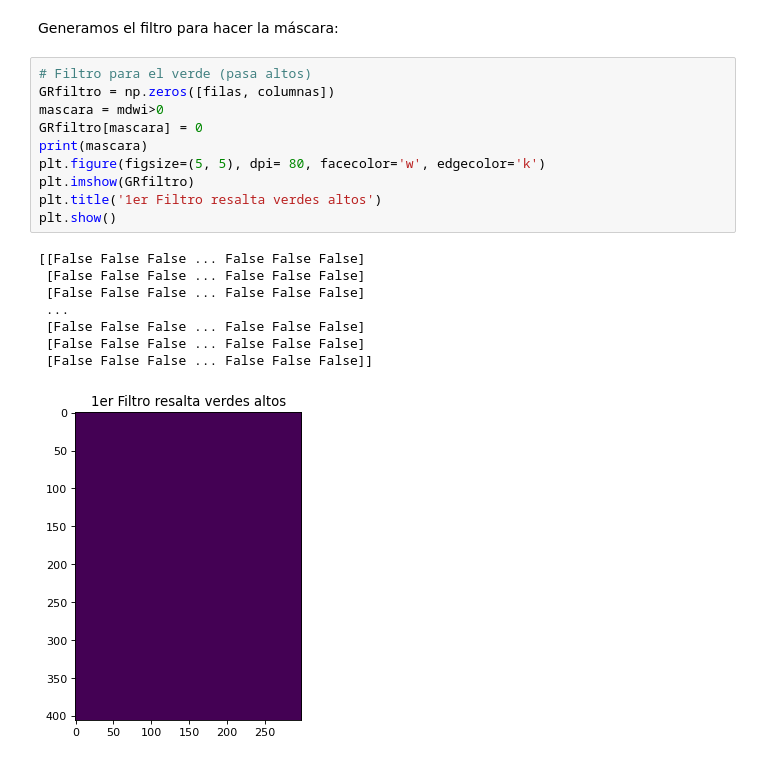
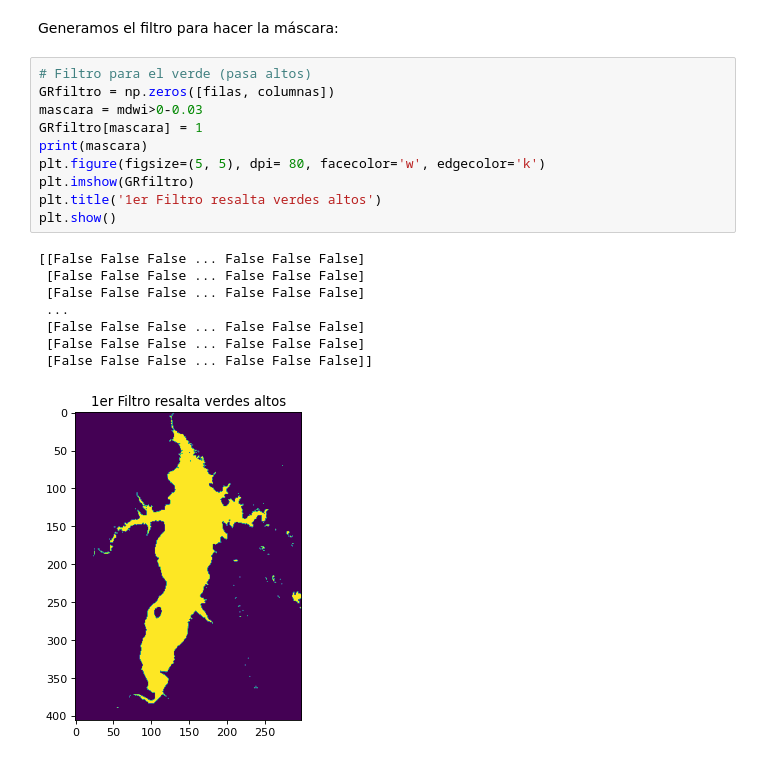
Before and after one commit to Mnzeballos/Trabajo_final_Tec-Int, a Jupyter notebook: Notas y código.ipynb, the cells around one changed output. Saved outputs shown, nothing was run; the diff lists cells and outputs as text.

```diff
--- a/Notas y código.ipynb
+++ b/Notas y código.ipynb
@@ -313,19 +313,19 @@ Generamos el filtro para hacer la máscara:
 # %%
 # Filtro para el verde (pasa altos)
 GRfiltro = np.zeros([filas, columnas])
-mascara = mdwi>0
-GRfiltro[mascara] = 0
+mascara = mdwi>0-0.03
+GRfiltro[mascara] = 1
 print(mascara)
 plt.figure(figsize=(5, 5), dpi= 80, facecolor='w', edgecolor='k')
 plt.imshow(GRfiltro)
 plt.title('1er Filtro resalta verdes altos')
 plt.show()
 # %% [output]
 [[False False False ... False False False]
  [False False False ... False False False]
  [False False False ... False False False]
  ...
  [False False False ... False False False]
  [False False False ... False False False]
  [False False False ... False False False]]
-[figure, old version]
+[figure, new version]
```
